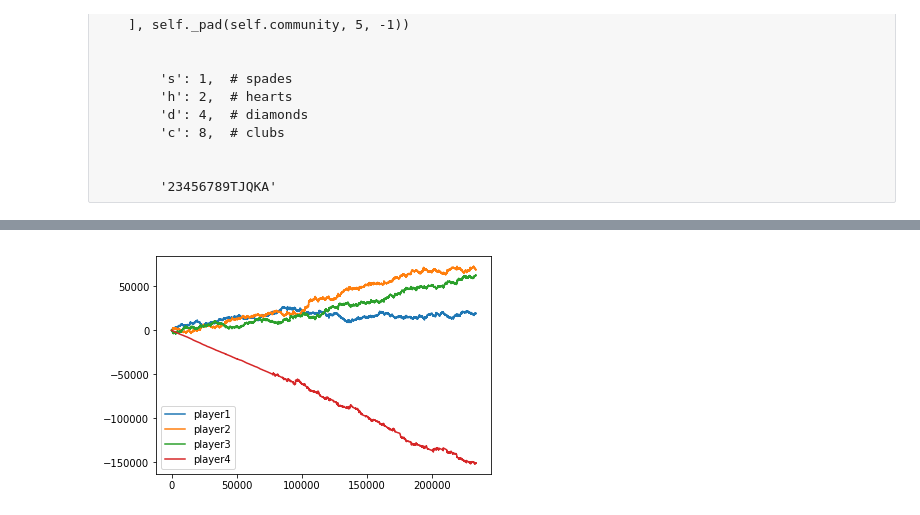
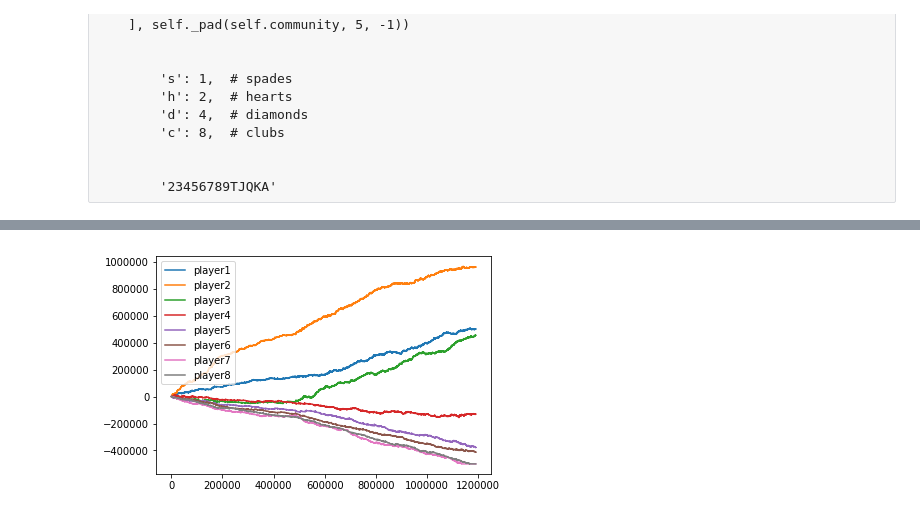
Before and after one commit to coolhighjumper/holdem, a Jupyter notebook: test.ipynb, the cells around one changed output, grey strips where cells are left out. Cells and saved outputs as stored; diff of their text form; code cells hidden in the pictures.

```diff
--- a/test.ipynb
+++ b/test.ipynb
@@ -243,11 +291,21 @@ RL4.plot_cost()
 # %%
+a0=np.array(final_result[0])
+a1=np.array(final_result[1])
+a2=np.array(final_result[2])
+# a3=np.array(final_result[3])
+stack_record = np.concatenate((a0, a1, a2))
+
 test = np.array(stack_record)
 test = np.transpose(test)
 l1 = plt.plot(np.arange(len(test[0])), test[0])
 l2 = plt.plot(np.arange(len(test[1])), test[1])
 l3 = plt.plot(np.arange(len(test[2])), test[2])
 l4 = plt.plot(np.arange(len(test[3])), test[3])
-plt.legend([l1,l2,l3,l4],labels=['player1','player2','player3','player4'])
+l5 = plt.plot(np.arange(len(test[4])), test[4])
+l6 = plt.plot(np.arange(len(test[5])), test[5])
+l7 = plt.plot(np.arange(len(test[6])), test[6])
+l8 = plt.plot(np.arange(len(test[7])), test[7])
+plt.legend([l1,l2,l3,l4,l5,l6,l7,l8],labels=['player1','player2','player3','player4','player5','player6','player7','player8'])
 plt.show()
 # %% [output]
-[figure, old version]
+[figure, new version]
```
Also changed, not shown: parts of 2 cells of this notebook, 31 other files.
